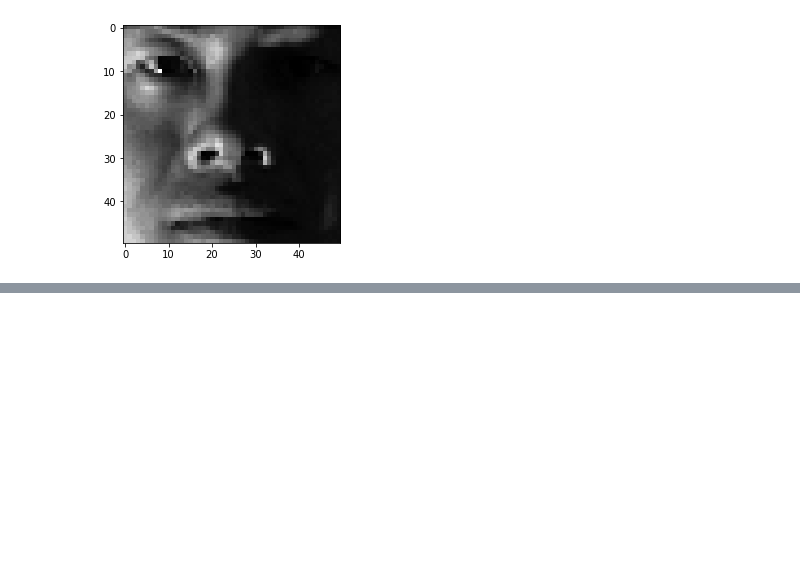
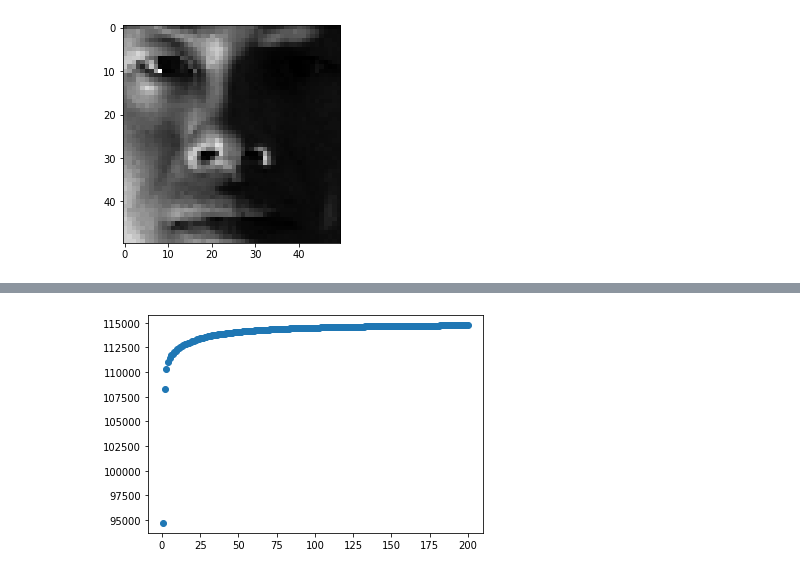
Before and after one commit to martinsun0/AML-assignments, a Jupyter notebook: hw3/hw3_1.ipynb, the cells around one changed output, grey strips where cells are left out. Cells and saved outputs as stored; diff of their text form; code cells hidden in the pictures; blank space fills up the shorter version.

```diff
--- a/hw3/hw3_1.ipynb
+++ b/hw3/hw3_1.ipynb
@@ -37,0 +67,15 @@ plt.imshow(avgFace.reshape(50,50), cmap = cm.Greys_r)
+# %%
+sigma = np.diag(S)
+norms = []
+ranks = np.arange(1,201,1)
+# %%
+for rank in ranks:
+    r = rank
+    approx_XTrain = U[:,:r].dot(sigma[:r,:r]).dot(V.T[:r,:])
+    approx_error = approx_XTrain - demeaned_XTrain
+    norm = np.linalg.norm(approx_error)
+    norms.append(norm)
+# %%
+plt.scatter(ranks,norms);
+# %% [output]
+[figure, added]
```
Also changed, not shown: parts of 5 cells of this notebook.
